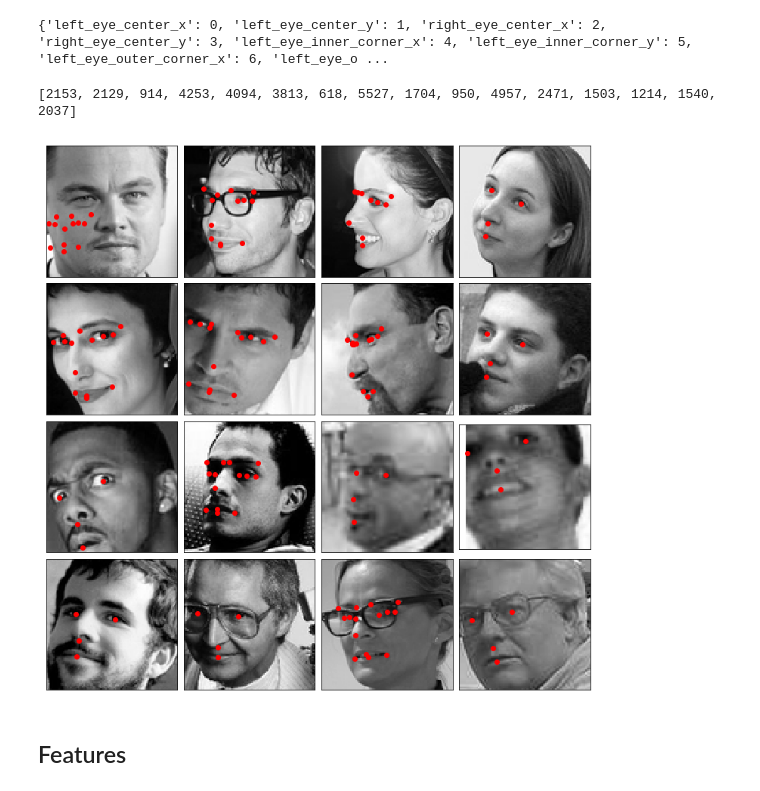
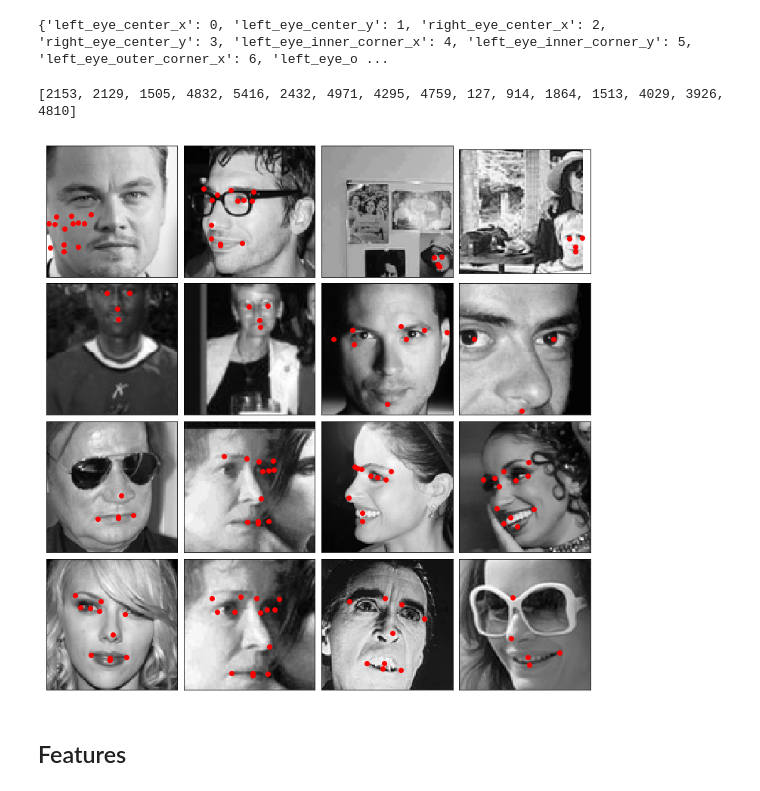
Before and after one commit to alexdauenhauer/MIDS_W207_facial_recognition, a Jupyter notebook: FinalProject-Copy1.ipynb, the cells around one changed output. Saved outputs shown, nothing was run; the diff lists cells and outputs as text; code cells hidden in the pictures.

Commit message:
fixed edge case cell, will add some new ones at a later time

```diff
--- a/FinalProject-Copy1.ipynb
+++ b/FinalProject-Copy1.ipynb
@@ -212,31 +213,39 @@ print(feature_dict)
 # %%
 # In addition to random faces, let's check out some edge cases
 
 edge_cases = []
 
 # additional interesting cases to explore if time allows:
 # - multiple faces in one image
 # - upside down faces
 # - incomplete faces (not all key points present)
 # - race/lighting (average shade of pixels in facial region, plot couple darkest/lightest)
-# - faces halfway offscreen/covered (one eye present, one not)
+# - faces halfway offscreen/covered (could try one eye present, one not), image 154 has eyes and nose but mouth offscreen
+# - additonal edge cases discovered incidentally
+#    - sunglasses (1802)
+
+#  - eventually will want to manually remove 2153, 4971 is questionable depending on which points those are
 
 # compile interesting cases
-edge_cases.extend(train_labels[:,feature_dict['nose_tip_x']].argsort()[:16])          # noses near left of screen
-#edge_cases.extend(train_labels.nose_tip_x.nlargest(2).keys())           # noses near right of screen
-#edge_cases.extend(train_labels.nose_tip_y.nsmallest(2).keys())          # noses near top of screen
-#edge_cases.extend((train_labels.right_eye_center_x -
-#                          train_labels.left_eye_center_x).nsmallest(2).keys()) # small faces
-#edge_cases.extend((train_labels.right_eye_center_x -
-#                          train_labels.left_eye_center_x).nlargest(2).keys())  # wide faces
+edge_cases.extend(train_labels[:,feature_dict['nose_tip_x']].argsort()[:2])           # noses near left of screen
+edge_cases.extend(train_labels[:,feature_dict['nose_tip_x']].argsort()[-2:])          # noses near right of screen
+edge_cases.extend(train_labels[:,feature_dict['nose_tip_y']].argsort()[:2])           # noses near top of screen
+edge_cases.extend((train_labels[:,feature_dict['right_eye_center_x']] -
+                   train_labels[:,feature_dict['left_eye_center_x']]).argsort()[:2])  # wide faces
+edge_cases.extend((train_labels[:,feature_dict['right_eye_center_x']] -
+                   train_labels[:,feature_dict['left_eye_center_x']]).argsort()[-8:]) # small faces
+edge_cases.extend((train_labels[:,feature_dict['right_eye_center_x']] -
+                   train_labels[:,feature_dict['left_eye_center_x']]).argsort()[-8:]) # small faces
+
+print(edge_cases)
 
 data_edge = train_data[edge_cases, :, :, :]
 label_edge = train_labels[edge_cases, :]
 
 plot_sample(data_edge, label_edge)
 # %% [output]
-[2153, 2129, 914, 4253, 4094, 3813, 618, 5527, 1704, 950, 4957, 2471, 1503, 1214, 1540, 2037]
+[2153, 2129, 1505, 4832, 5416, 2432, 4971, 4295, 4759, 127, 914, 1864, 1513, 4029, 3926, 4810]
-[figure, old version]
+[figure, new version]
 # %% [markdown]
 ## Features
 # %% [markdown]
```
Also changed, not shown: parts of 1 cell of this notebook.
